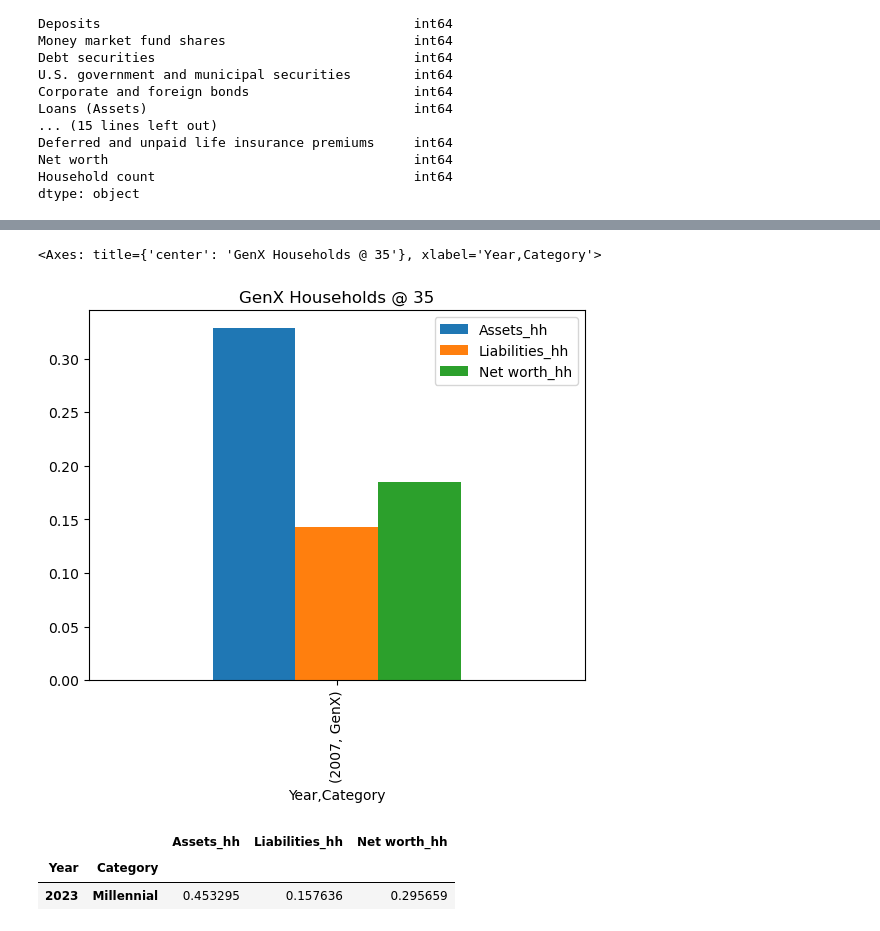
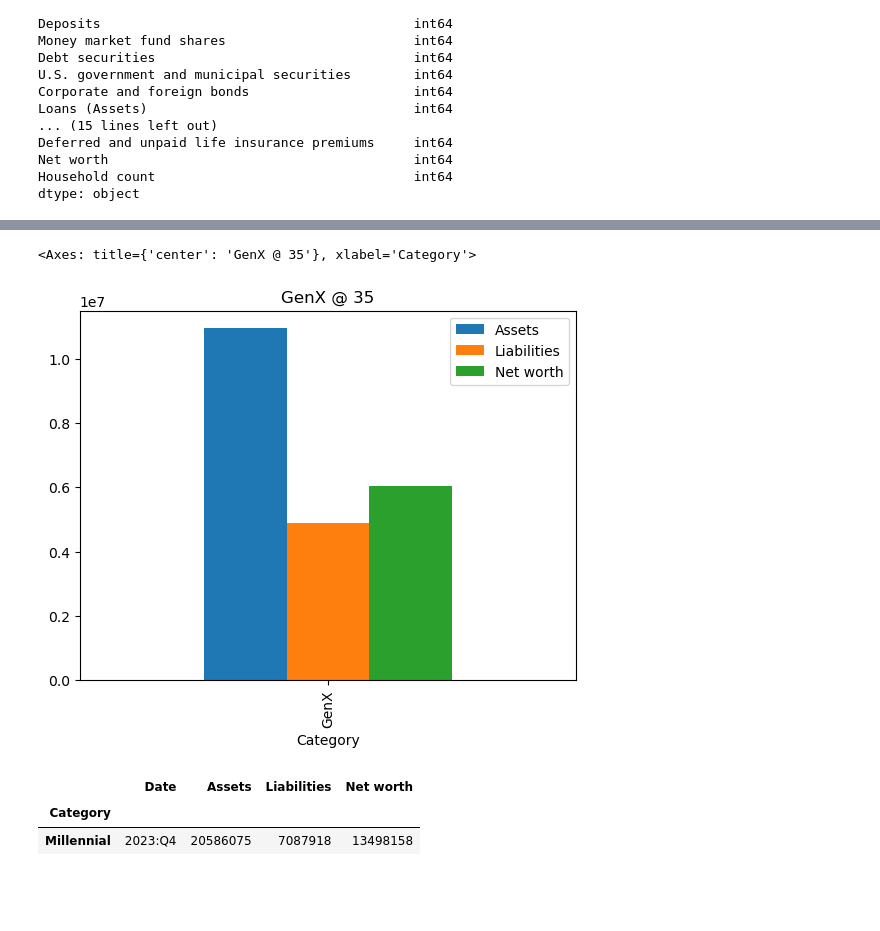
Before and after one commit to JCamp-12/AI-Project-1, a Jupyter notebook: JNS_Generation_research.ipynb, the cells around one changed output, grey strips where cells are left out. Saved outputs shown, nothing was run; the diff lists cells and outputs as text; code cells hidden in the pictures; blank space fills up the shorter version.

```diff
--- a/JNS_Generation_research.ipynb
+++ b/JNS_Generation_research.ipynb
@@ -103,5 +61,4 @@ BBThirtyfive_df.plot(kind='bar', title = 'Boomer Households @ 35')
 # %%
-#Filter the dataframe to capture just 2007 - the year the median age of GenX were 35
-GenXThirtyfive_df=  household_df.loc[[(2007, 'GenX')]]
+GenXThirtyfive_df= Focus_df.loc[(Focus_df['Date'] == '2007:Q4') & (Focus_df.index == 'GenX')]
 GenXThirtyfive_df
 # %% [output]
@@ -111,15 +68,13 @@ GenXThirtyfive_df
 # %%
-#Plot GenX @ 35 Median Age
-GenXThirtyfive_df.plot(kind='bar', title = 'GenX Households @ 35')
+GenXThirtyfive_df.plot(kind='bar', title = 'GenX @ 35')
 # %% [output]
-<Axes: title={'center': 'GenX Households @ 35'}, xlabel='Year,Category'>
+<Axes: title={'center': 'GenX @ 35'}, xlabel='Category'>
-[figure, old version]
+[figure, new version]
 # %%
-#Filter the dataframe to capture just 2023 - the year the median age of Millennial were 35
-MilThirtyfive_df=  household_df.loc[[(2023, 'Millennial')]]
+MilThirtyfive_df= Focus_df.loc[(Focus_df['Date'] == '2023:Q4') & (Focus_df.index == 'Millennial')]
 MilThirtyfive_df
 # %% [output]
-|  |  | Assets_hh | Liabilities_hh | Net worth_hh |
-| Year | Category |  |  |  |
-| 2023 | Millennial | 0.453295 | 0.157636 | 0.295659 |
+|  | Date | Assets | Liabilities | Net worth |
+| Category |  |  |  |  |
+| Millennial | 2023:Q4 | 20586075 | 7087918 | 13498158 |
 # %%
```
Also changed, not shown: parts of 32 cells of this notebook.
